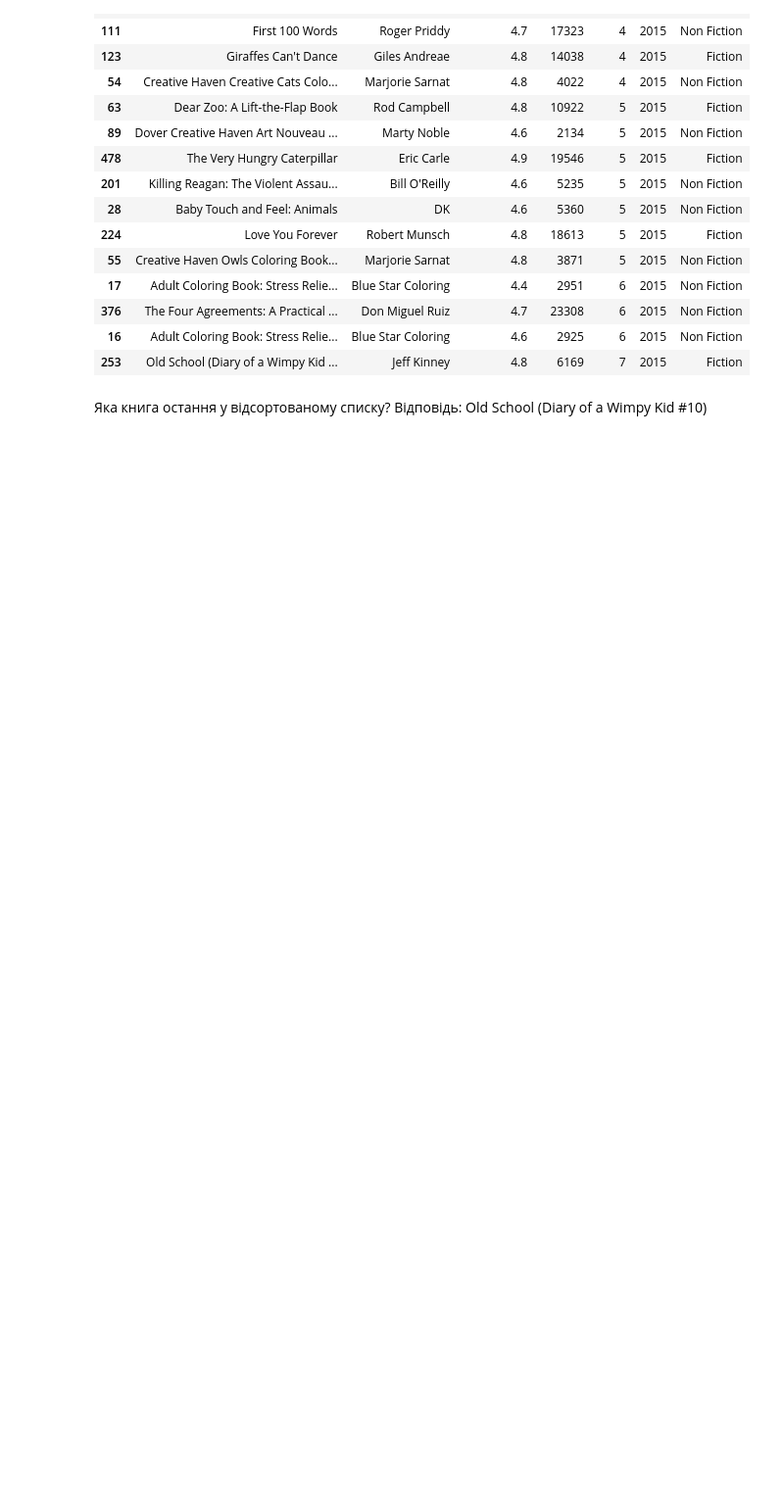
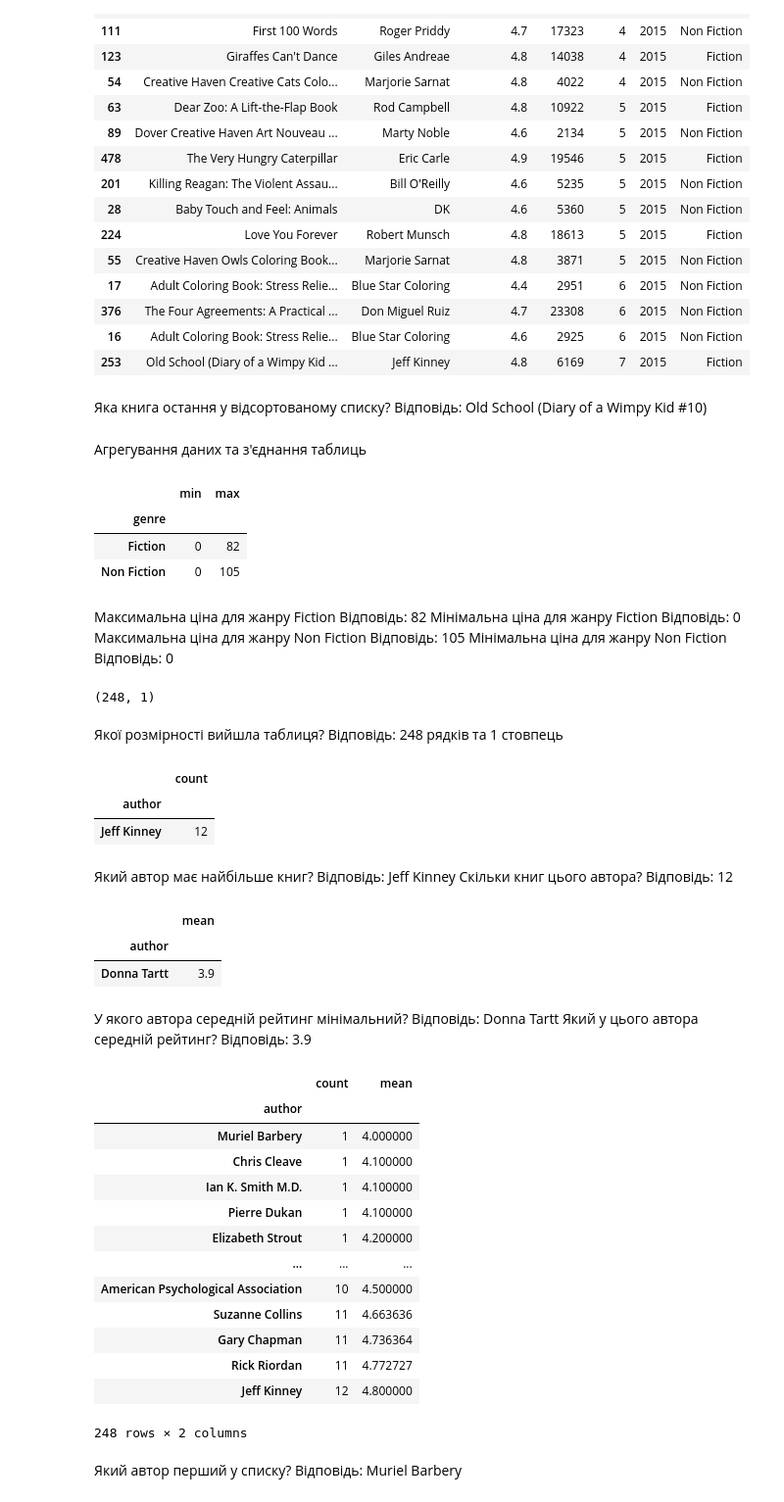
Before and after one commit to bohdanboiprav/GOIT, a Jupyter notebook: DATA SCIENCE/Week 2/work/Hw2.3.ipynb, the cells around one changed output. Shown at 98% size. Cells and saved outputs as stored; diff of their text form; code cells hidden in the pictures; blank space fills up the shorter version.

```diff
--- a/DATA SCIENCE/Week 2/work/Hw2.3.ipynb
+++ b/DATA SCIENCE/Week 2/work/Hw2.3.ipynb
@@ -121,3 +121,75 @@ inpDf.loc[(inpDf['year'] == 2015) & (inpDf['price'] < 8)].sort_values(by='price'
 # %% [markdown]
 Яка книга остання у відсортованому списку?
 Відповідь: Old School (Diary of a Wimpy Kid #10)
+# %% [markdown]
+Агрегування даних та з'єднання таблиць
+# %%
+inpDf.groupby('genre')['price'].agg(['min', 'max'])
+# %% [output]
+|  | min | max |
+| genre |  |  |
+| Fiction | 0 | 82 |
+| Non Fiction | 0 | 105 |
+# %% [markdown]
+Максимальна ціна для жанру Fiction
+Відповідь: 82
+Мінімальна ціна для жанру Fiction
+Відповідь: 0
+Максимальна ціна для жанру Non Fiction
+Відповідь: 105
+Мінімальна ціна для жанру Non Fiction
+Відповідь: 0
+# %%
+# newDf = inpDf.groupby('author')['name'].count()
+newDf = inpDf.groupby('author')['name'].agg(['count'])
+newDf.shape
+# %% [output]
+(248, 1)
+# %% [markdown]
+Якої розмірності вийшла таблиця?
+Відповідь: 248 рядків та 1 стовпець
+# %%
+newDf.loc[newDf['count'] == newDf['count'].max()]
+# %% [output]
+|  | count |
+| author |  |
+| Jeff Kinney | 12 |
+# %% [markdown]
+Який автор має найбільше книг?
+Відповідь: Jeff Kinney
+Скільки книг цього автора?
+Відповідь: 12
+# %%
+newDf2 = inpDf.groupby('author')['user_rating'].agg(['mean'])
+newDf2.loc[newDf2['mean'] == newDf2['mean'].min()]
+# %% [output]
+|  | mean |
+| author |  |
+| Donna Tartt | 3.9 |
+# %% [markdown]
+У якого автора середній рейтинг мінімальний?
+Відповідь: Donna Tartt
+Який у цього автора середній рейтинг?
+Відповідь: 3.9
+# %%
+newDf3 = pd.concat([newDf, newDf2], axis=1)
+newDf3.sort_values(by=['count', 'mean'], inplace=True)
+newDf3
+# %% [output]
+|  | count | mean |
+| author |  |  |
+| Muriel Barbery | 1 | 4.000000 |
+| Chris Cleave | 1 | 4.100000 |
+| Ian K. Smith M.D. | 1 | 4.100000 |
+| Pierre Dukan | 1 | 4.100000 |
+| Elizabeth Strout | 1 | 4.200000 |
+| ... | ... | ... |
+| American Psychological Association | 10 | 4.500000 |
+| Suzanne Collins | 11 | 4.663636 |
+| Gary Chapman | 11 | 4.736364 |
+| Rick Riordan | 11 | 4.772727 |
+| Jeff Kinney | 12 | 4.800000 |
+248 rows × 2 columns
+# %% [markdown]
+Який автор перший у списку?
+Відповідь: Muriel Barbery
```
